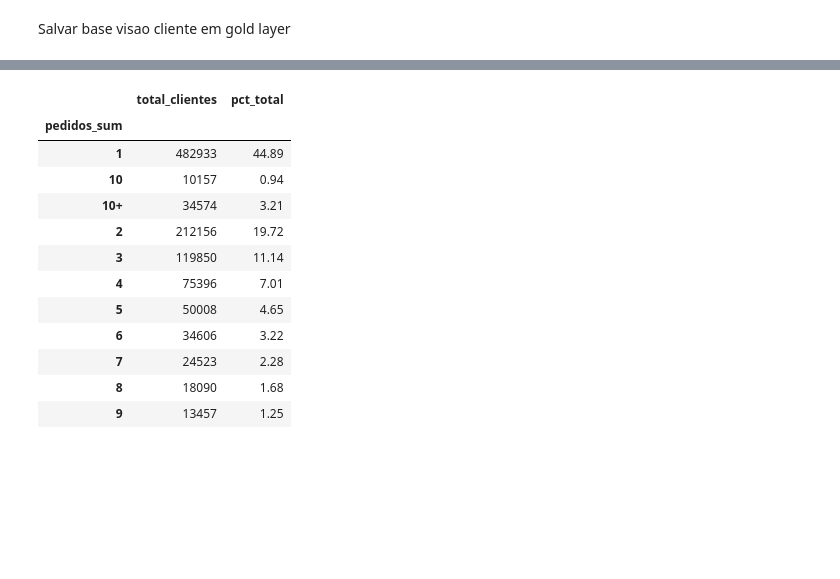
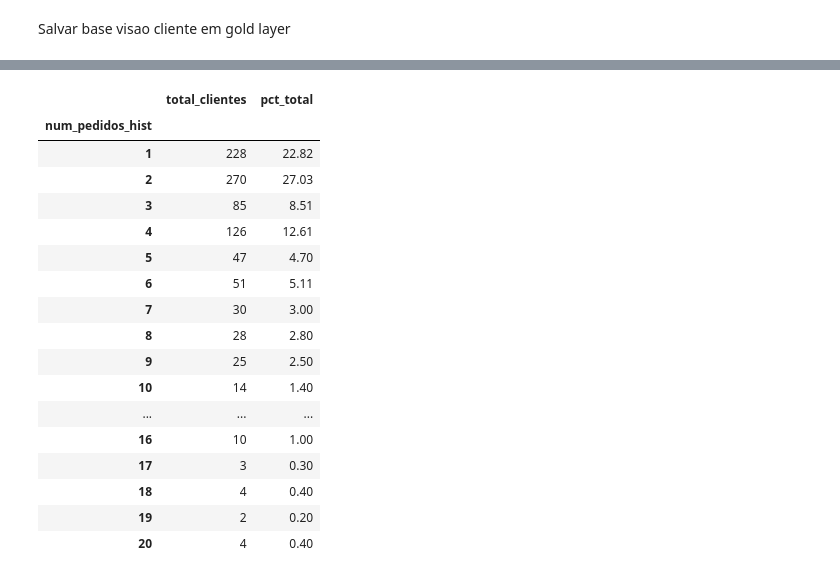
Before and after one commit to elianezanlorense/ifood_cs, a Jupyter notebook: code/notebook/01.load_data.ipynb, the cells around one changed output, grey strips where cells are left out. Cells and saved outputs as stored; diff of their text form; code cells hidden in the pictures; blank space fills up the shorter version.

```diff
--- a/code/notebook/01.load_data.ipynb
+++ b/code/notebook/01.load_data.ipynb
@@ -16,4 +17,7 @@ from utilities.functions import (
 )
+# %%
+from pathlib import Path
+BASE_PATH = Path("/Users/maceli/ifood_cs/dados")
 # %% [markdown]
 Load the data --- se necessario salvar em stage - neste momento o estara comentado
 # %%
@@ -173,2 +211,4 @@ Construcao de chave unica, e sumarizacoes visao cliente
+# %%
+df_publico_orders = pd.read_parquet(BASE_PATH / "gold" / "df_publico_orders.parquet")
 # %%
 df_publico=process_orders_pandas(df_publico_orders)
@@ -245,0 +289,2 @@ df_stats_mes.head(20)
+# %%
+df_pub_hist = df_publico[["customer_id","is_target",  "num_pedidos_hist"]].drop_duplicates().reset_index(drop=True)
@@ -246,22 +305,27 @@ df_stats_mes.head(20)
 # %%
-df_stats_hist = df_pub_un.groupby(['pedidos_sum']).agg(
+df_stats_hist = df_pub_hist.groupby(['num_pedidos_hist']).agg(
     total_clientes=('customer_id', 'nunique')
 ).round(2)
 
 df_stats_hist['pct_total'] = (df_stats_hist['total_clientes'] / df_stats_hist['total_clientes'].sum() * 100).round(2)
 
 df_stats_hist.head(20)
 # %% [output]
 |  | total_clientes | pct_total |
-| pedidos_sum |  |  |
-| 1 | 482933 | 44.89 |
-| 10 | 10157 | 0.94 |
-| 10+ | 34574 | 3.21 |
-| 2 | 212156 | 19.72 |
-| 3 | 119850 | 11.14 |
-| 4 | 75396 | 7.01 |
-| 5 | 50008 | 4.65 |
-| 6 | 34606 | 3.22 |
-| 7 | 24523 | 2.28 |
-| 8 | 18090 | 1.68 |
-| 9 | 13457 | 1.25 |
+| num_pedidos_hist |  |  |
+| 1 | 228 | 22.82 |
+| 2 | 270 | 27.03 |
+| 3 | 85 | 8.51 |
+| 4 | 126 | 12.61 |
+| 5 | 47 | 4.70 |
+| 6 | 51 | 5.11 |
+| 7 | 30 | 3.00 |
+| 8 | 28 | 2.80 |
+| 9 | 25 | 2.50 |
+| 10 | 14 | 1.40 |
+| ... | ... | ... |
+| 16 | 10 | 1.00 |
+| 17 | 3 | 0.30 |
+| 18 | 4 | 0.40 |
+| 19 | 2 | 0.20 |
+| 20 | 4 | 0.40 |
```
Also changed, not shown: parts of 22 cells of this notebook.
